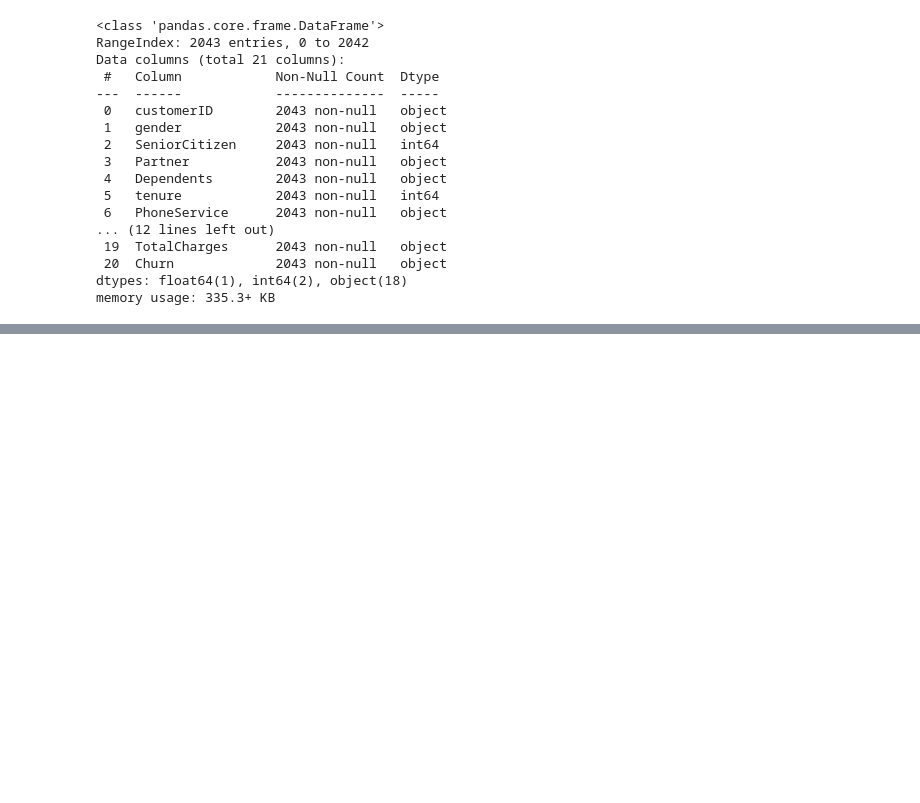
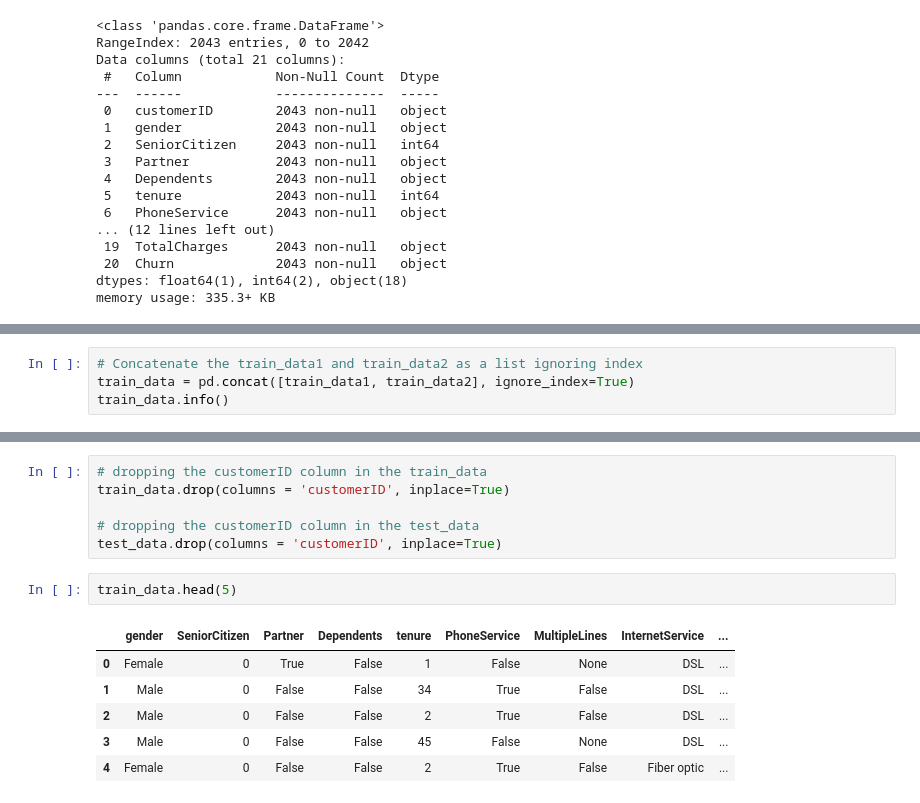
Before and after one commit to Asi9128/PHASE2_FIRST_PROJECT, a Jupyter notebook: PROJECT1_PH2.ipynb, the cells around one changed output, grey strips where cells are left out. Cells and saved outputs as stored; diff of their text form; blank space fills up the shorter version.

```diff
--- a/PROJECT1_PH2.ipynb
+++ b/PROJECT1_PH2.ipynb
@@ -198,0 +212,4 @@ memory usage: 335.3+ KB
+# %%
+# Concatenate the train_data1 and train_data2 as a list ignoring index
+train_data = pd.concat([train_data1, train_data2], ignore_index=True)
+train_data.info()
@@ -198,0 +365,15 @@ memory usage: 335.3+ KB
+# %%
+# dropping the customerID column in the train_data
+train_data.drop(columns = 'customerID', inplace=True)
+
+# dropping the customerID column in the test_data
+test_data.drop(columns = 'customerID', inplace=True)
+# %%
+train_data.head(5)
+# %% [output]
+|  | gender | SeniorCitizen | Partner | Dependents | tenure | PhoneService | MultipleLines | InternetService | ... |
+| 0 | Female | 0 | True | False | 1 | False | None | DSL | ... |
+| 1 | Male | 0 | False | False | 34 | True | False | DSL | ... |
+| 2 | Male | 0 | False | False | 2 | True | False | DSL | ... |
+| 3 | Male | 0 | False | False | 45 | False | None | DSL | ... |
+| 4 | Female | 0 | False | False | 2 | True | False | Fiber optic | ... |
```
Also changed, not shown: parts of 24 cells of this notebook.
